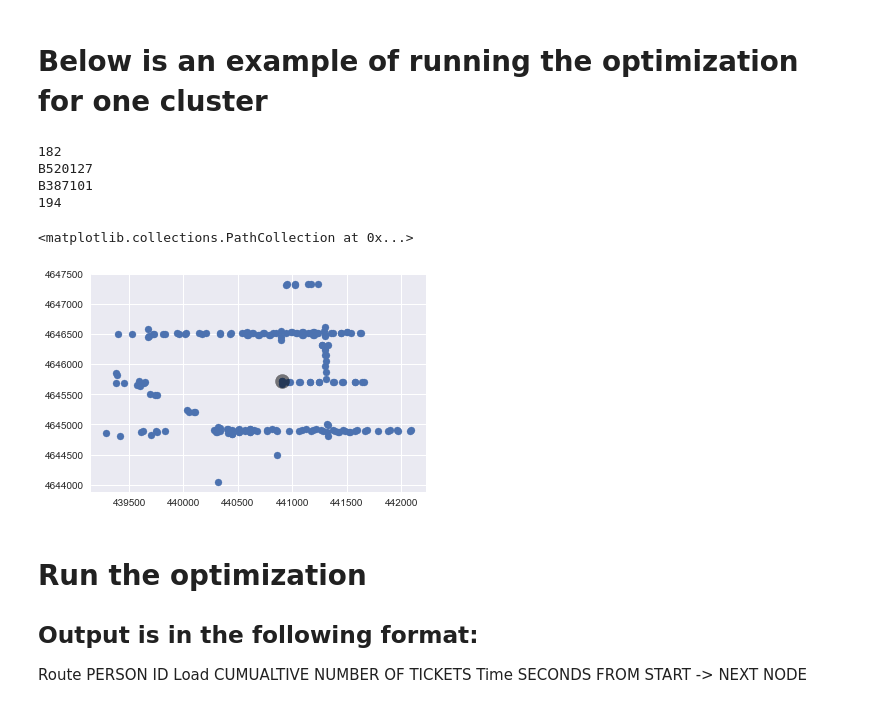
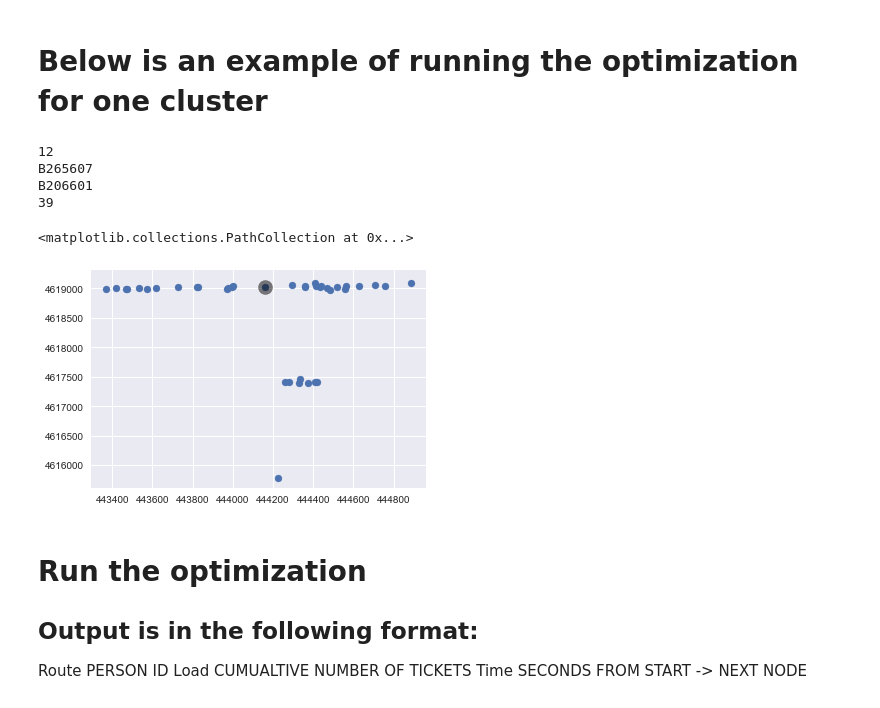
Before and after one commit to jswortz/Google-OR-Example, a Jupyter notebook: CPM Optimization March 2018.ipynb, the cells around one changed output. Saved outputs shown, nothing was run; the diff lists cells and outputs as text; code cells hidden in the pictures.

```diff
--- a/CPM Optimization March 2018.ipynb
+++ b/CPM Optimization March 2018.ipynb
@@ -23,7 +23,8 @@ megaCluster = []
 streetSide = []
 streetName = []
 dataFolder = "data"
-with open(os.path.join(dataFolder,'3.16.Data.csv'), 'rb') as csvfile:
+carTime = []
+with open(os.path.join(dataFolder,'Input_Model_040318_newMC2_noDriving_CLZy_remSEblocks.csv'), 'rb') as csvfile:
     reader = csv.reader(csvfile, delimiter=',')
     for row in reader:
         if counter < limiter: #this is just a cap to QA the model with fewer locations
@@ -31,6 +32,7 @@ with open(os.path.join(dataFolder,'3.16.Data.csv'), 'rb') as csvfile:
                 firstLine = False
             else:
                 latLong = []
+                carTime.append(float(row[28]))
                 latLong.append(float(row[23]))
                 latLong.append(float(row[24]))
                 locations.append(latLong)
@@ -175,12 +177,13 @@ import numpy as np
 seed = 1234
 
 fullData = {'locations': locations, 'labels': labels, 'cars': cars, 'demands': demands\
-            , 'megacluster': megaCluster, 'streetName' : streetName, 'streetSide': streetSide}
+            , 'megacluster': megaCluster, 'streetName' : streetName, \
+            'streetSide': streetSide, 'carCheckTime': carTime}
 
 fullDS = pd.DataFrame.from_dict(fullData)
 
 
-nClusters = 30
+nClusters = 60
 
 kData ={key: {'center': None, 'locations': None, 'labels' : None, 'cars' : None, 'demand' : None,\
               'centralTerm': None} for key in range(nClusters)}
@@ -221,9 +224,10 @@ for k in range(nClusters):
     kdemand = []
     kstreet = []
     kside = []
-    for loc, lab, car, dem, kp, sn, sd in zip(nonMegaDict['locations'], nonMegaDict['labels'],\
+    kctime = []
+    for loc, lab, car, dem, kp, sn, sd, cct in zip(nonMegaDict['locations'], nonMegaDict['labels'],\
                                       nonMegaDict['cars'], nonMegaDict['demands'], kPred,\
-                                     nonMegaDict['streetName'], nonMegaDict['streetSide']):
+                                     nonMegaDict['streetName'], nonMegaDict['streetSide'], nonMegaDict['carCheckTime']):
         if kp == k:
             klocations.append(loc)
             klabels.append(lab)
@@ -231,17 +235,18 @@ for k in range(nClusters):
             kdemand.append(dem)
             kstreet.append(sn)
             kside.append(sd)
+            kctime.append(cct)
 
     kData[k].update({'center': centers[k], 'locations': klocations, 'labels': klabels, \
                     'cars': kcars, 'demand': kdemand, 'centralTerm': centerTerminals[k], \
-                    'streetName': kstreet, 'streetSide': kside})
+                    'streetName': kstreet, 'streetSide': kside, 'carCheckTime': kctime})
 #     print(len(klocations))
 
 
 stuffThatIsDrivingMeNutsWPython = {'center': [448476.6, 4636929], 'locations': megaDict['locations'], \
                  'labels': megaDict['labels'], 'cars' : megaDict['cars'], 'demand': megaDict['demands'],\
                              'centralTerm' : "LAZ GARAGE", 'streetName': megaDict['streetName'],\
-                                   'streetSide' : megaDict['streetSide']}
+                                   'streetSide' : megaDict['streetSide'], 'carCheckTime': megaDict['carCheckTime']}
 kData.update({nClusters  : stuffThatIsDrivingMeNutsWPython})
 
 # kData[0]
@@ -807,36 +823,37 @@ def parktimize(locations=locations, demands=demands, start_times=start_times, en
 # %%
 from sklearn.metrics import pairwise_distances_argmin_min # to find closest terminal to center
 
-clustData = kData[0]
+clustData = kData[13]
 loc = clustData['locations']
 dem = clustData['demand']
 start_times =  [0] * len(demands)
 end_times = [3600 * 24] * len(start_times)
 labs = clustData['labels']
 depot = labs.index(clustData['centralTerm']) # find the starting drop-off point
+cct = clustData['carCheckTime']
 ca = clustData['cars']
 street_name = clustData['streetName']
 street_side = clustData['streetSide']
 print(depot)
 print(clustData['centralTerm'])
 print(labs[0])
 print(len(loc))
 
 
 X = np.array(zip([x[0] for x in loc],[x[1] for x in loc]))
 
 plt.scatter(X[:, 0], X[:, 1])
 # print(ca)
 # print(dem)
 # centers = kmeans.cluster_centers_
 plt.scatter(loc[depot][0], loc[depot][1], c='black', s=200, alpha=0.5)
 # %% [output]
-182
-B520127
-B387101
-194
+12
+B265607
+B206601
+39
 <matplotlib.collections.PathCollection at 0x...>
-[figure, old version]
+[figure, new version]
 # %% [markdown]
 # Run the optimization
 
```
Also changed, not shown: parts of 18 cells of this notebook, 33 other files.
